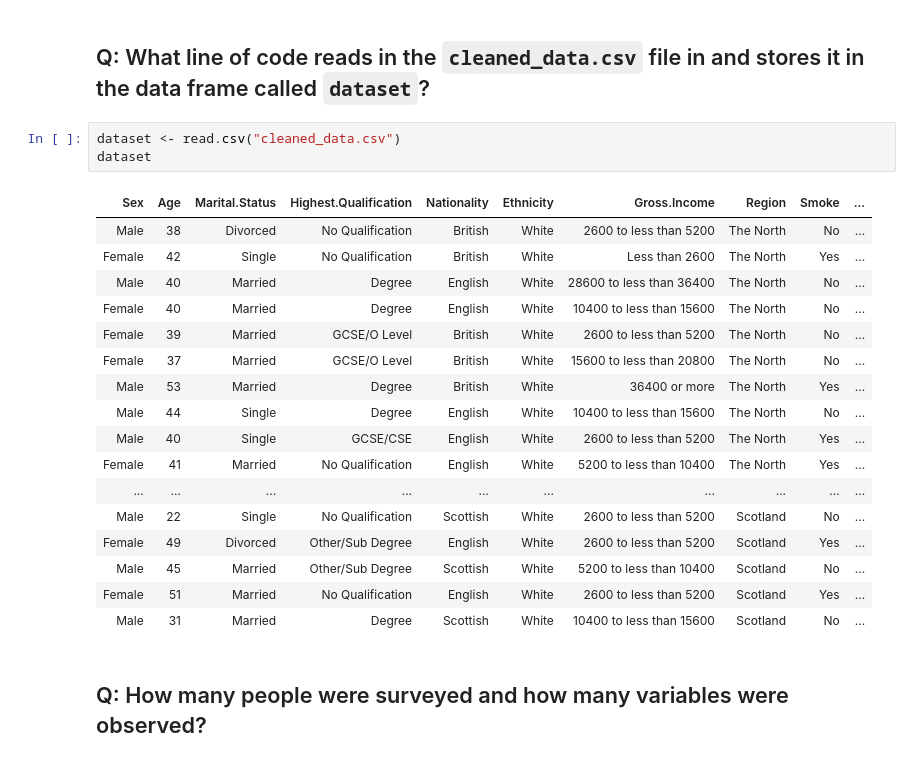
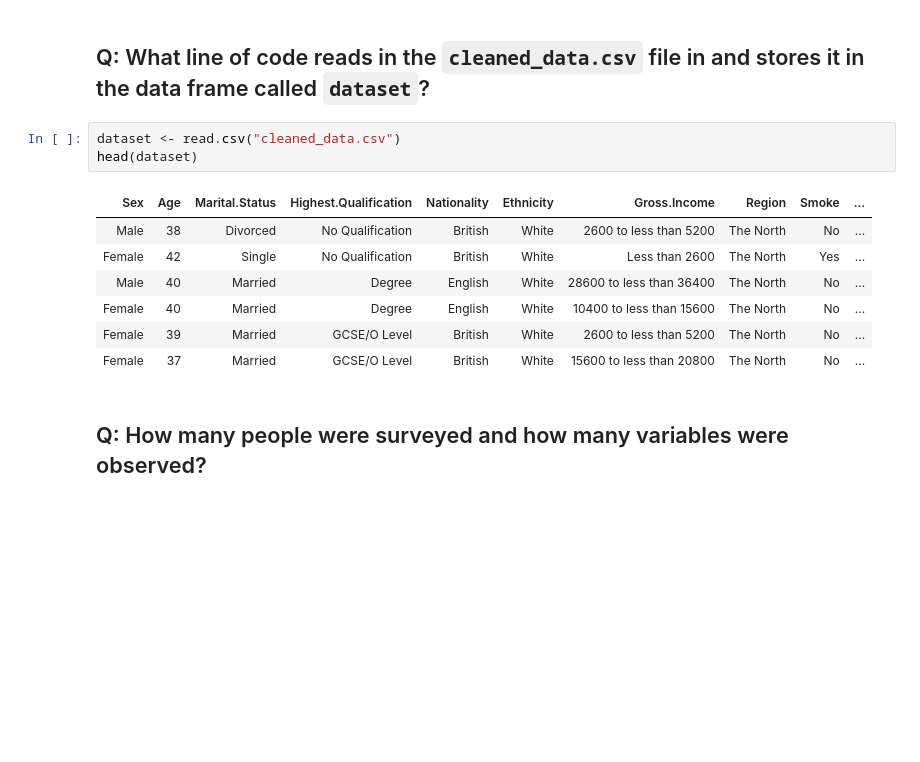
Before and after one commit to jac237/learn-R, a Jupyter notebook: Smoking/r-analysis.ipynb, the cells around one changed output. Saved outputs shown, nothing was run; the diff lists cells and outputs as text; blank space fills up the shorter version.

```diff
--- a/Smoking/r-analysis.ipynb
+++ b/Smoking/r-analysis.ipynb
@@ -6,25 +6,15 @@ The data set used has been cleaned in the `data-cleaning` notebook.
 ## Q: What line of code reads in the `cleaned_data.csv` file in and stores it in the data frame called `dataset`?
 # %%
 dataset <- read.csv("cleaned_data.csv")
-dataset
+head(dataset)
 # %% [output]
 | Sex | Age | Marital.Status | Highest.Qualification | Nationality | Ethnicity | Gross.Income | Region | Smoke | ... |
 | Male | 38 | Divorced | No Qualification | British | White | 2600 to less than 5200 | The North | No | ... |
 | Female | 42 | Single | No Qualification | British | White | Less than 2600 | The North | Yes | ... |
 | Male | 40 | Married | Degree | English | White | 28600 to less than 36400 | The North | No | ... |
 | Female | 40 | Married | Degree | English | White | 10400 to less than 15600 | The North | No | ... |
 | Female | 39 | Married | GCSE/O Level | British | White | 2600 to less than 5200 | The North | No | ... |
 | Female | 37 | Married | GCSE/O Level | British | White | 15600 to less than 20800 | The North | No | ... |
-| Male | 53 | Married | Degree | British | White | 36400 or more | The North | Yes | ... |
-| Male | 44 | Single | Degree | English | White | 10400 to less than 15600 | The North | No | ... |
-| Male | 40 | Single | GCSE/CSE | English | White | 2600 to less than 5200 | The North | Yes | ... |
-| Female | 41 | Married | No Qualification | English | White | 5200 to less than 10400 | The North | Yes | ... |
-| ... | ... | ... | ... | ... | ... | ... | ... | ... | ... |
-| Male | 22 | Single | No Qualification | Scottish | White | 2600 to less than 5200 | Scotland | No | ... |
-| Female | 49 | Divorced | Other/Sub Degree | English | White | 2600 to less than 5200 | Scotland | Yes | ... |
-| Male | 45 | Married | Other/Sub Degree | Scottish | White | 5200 to less than 10400 | Scotland | No | ... |
-| Female | 51 | Married | No Qualification | English | White | 2600 to less than 5200 | Scotland | Yes | ... |
-| Male | 31 | Married | Degree | Scottish | White | 10400 to less than 15600 | Scotland | No | ... |
 # %% [markdown]
 ## Q: How many people were surveyed and how many variables were observed?
 # %%
```
